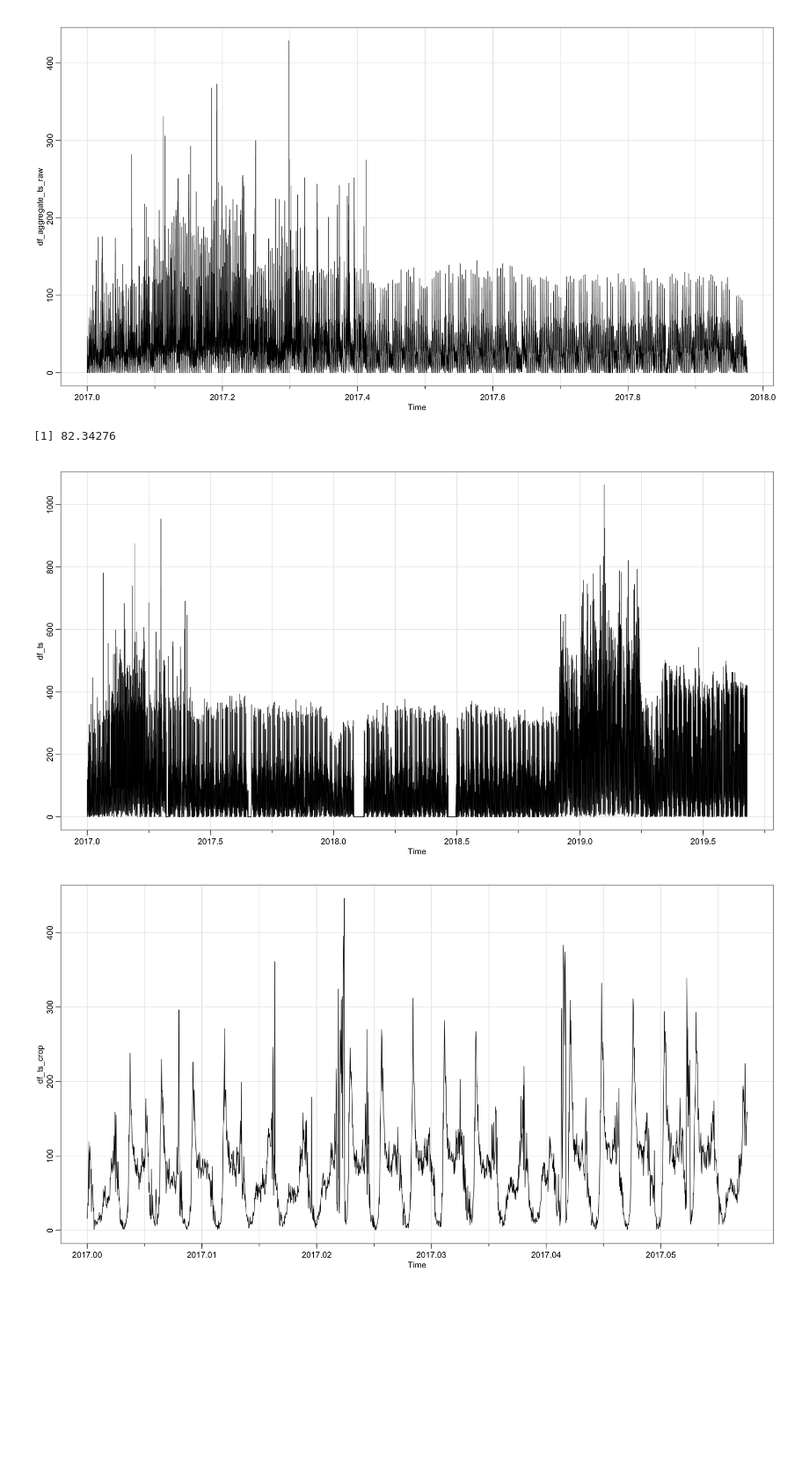
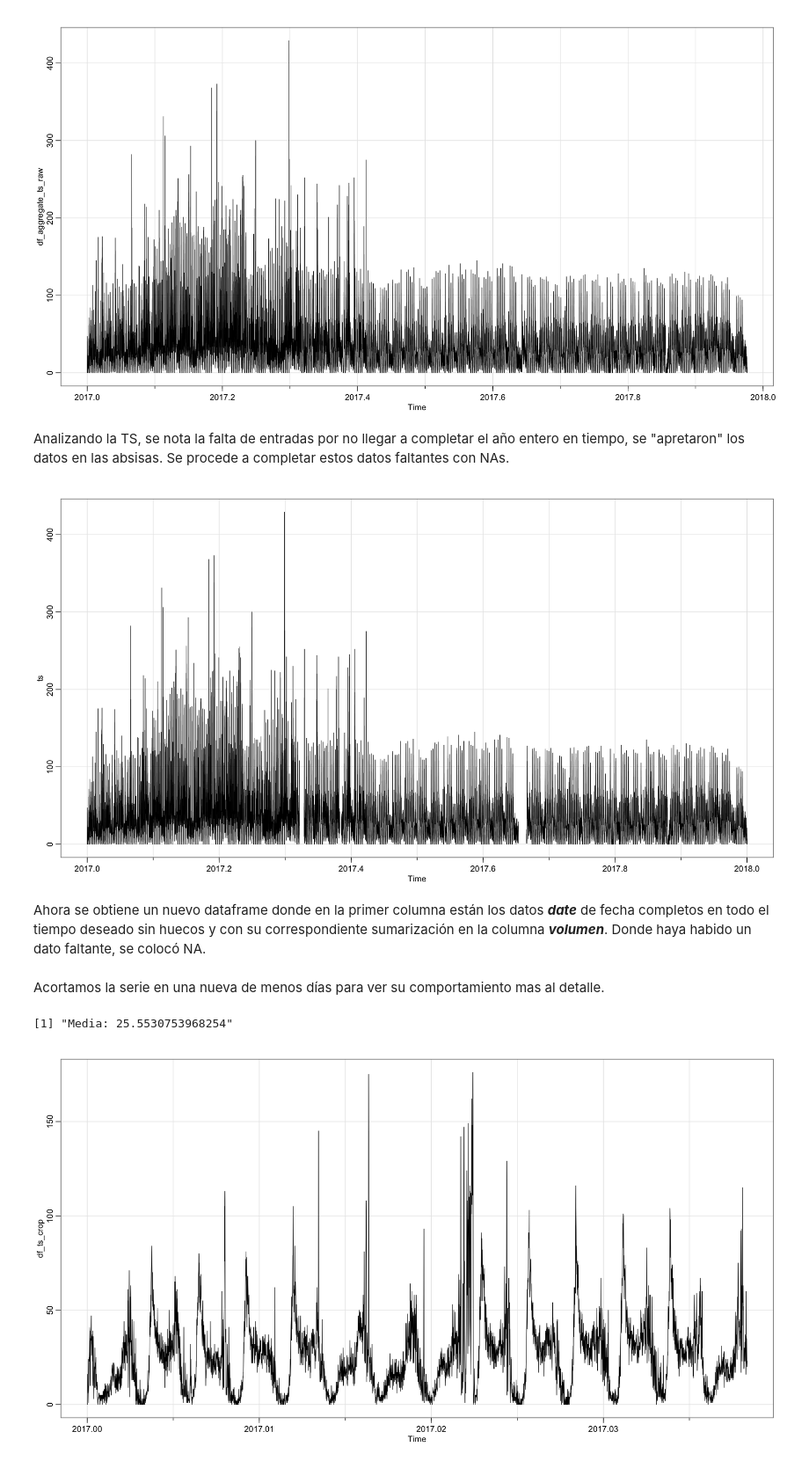
Before and after one commit to FelipeBastarrica/Obligatorio-Series-Temporales, a Jupyter notebook: Obligatorio_ST.ipynb, the cells around one changed output. Shown at 88% size. Drawn from its saved outputs; the diff is of its cells as text; code cells hidden in the pictures; blank space fills up the shorter version.

```diff
--- a/Obligatorio_ST.ipynb
+++ b/Obligatorio_ST.ipynb
@@ -84,24 +73,54 @@ tsplot(df_aggregate_ts_raw)
 # %% [output]
 [figure]
+# %% [markdown]
+Analizando la TS, se nota la falta de entradas por no llegar a completar el año entero en tiempo, se "apretaron" los datos en las absisas. Se procede a completar estos datos faltantes con NAs.
+# %%
+# Copia de dataframe original
+originaldf <- df_raw
+
+# Creación de nueva columna para new date
+originaldf$minAsPOSIX <- as.POSIXct(originaldf$date, format="%d/%m/%y %H:%M",tz="GMT")
+
+# Generación del vector para cada 5 minutos
+ndays <- 365 # días a generar
+minAsNumeric <-seq(0,60*60*24*ndays,by=5*60) # de 0 a 365 días en segundos con un paso de 5 minutos
+
+# Conversión de secuencia a posix (formato calendario)
+minAsPOSIX <- as.POSIXct(minAsNumeric, origin="2017-01-01", tz="GMT")
+
+# Columna con datos calendario para 1 año
+base_df = data.frame(minAsPOSIX)
+
+# Merge de datos calendario completos con los datos de volumen original
+df_merged <- merge(base_df,originaldf,all.x=TRUE, by="minAsPOSIX")
+
+# Agregación de datos de volumen por
+newdf = aggregate(df_merged$volumen, by=list(Date=df_merged$minAsPOSIX), FUN=sum)
+colnames(newdf) <- c('date','volumen')
+
+ts = ts(newdf$volumen, frequency=freq, start=c(2017,1))
+tsplot(ts)
+# %% [output]
+[figure, added]
+# %% [markdown]
+Ahora se obtiene un nuevo dataframe donde en la primer columna están los datos ***date*** de fecha completos en todo el tiempo deseado sin huecos y con su correspondiente sumarización en la columna ***volumen***. Donde haya habido un dato faltante, se colocó NA.
+# %% [markdown]
+Acortamos la serie en una nueva de menos días para ver su comportamiento mas al detalle.
 # %%
-# Plot de la TS
-tsplot(df_ts)
+# Días a tomar para análisis más pequeño
+days_to_crop = 14
 
-# Días a tomar para análisis más pequeño
-days_to_crop = 21
-
-# Muestras por día (4 muestras cada 15 minutos x 24)
-samples_per_day = 96
+# Muestras por día (1 muestra cada 5 minutos x 24)
+samples_per_day = 60/5*24
 
 # Serie recortada
-df_ts_crop = head(df_ts, samples_per_day*days_to_crop)
+df_ts_crop = head(ts, samples_per_day*days_to_crop)
 
 # Promedio de serie cortada
-mean(df_ts_crop)
+print(paste("Media:", mean(df_ts_crop)))
 
 # Plot de la serie cortada
 tsplot(df_ts_crop)
 # %% [output]
-[1] 82.34276
+[1] "Media: 25.5530753968254"
-[figure, old version]
+[figure, new version]
-[figure, removed]
```
Also changed, not shown: parts of 30 cells of this notebook.
